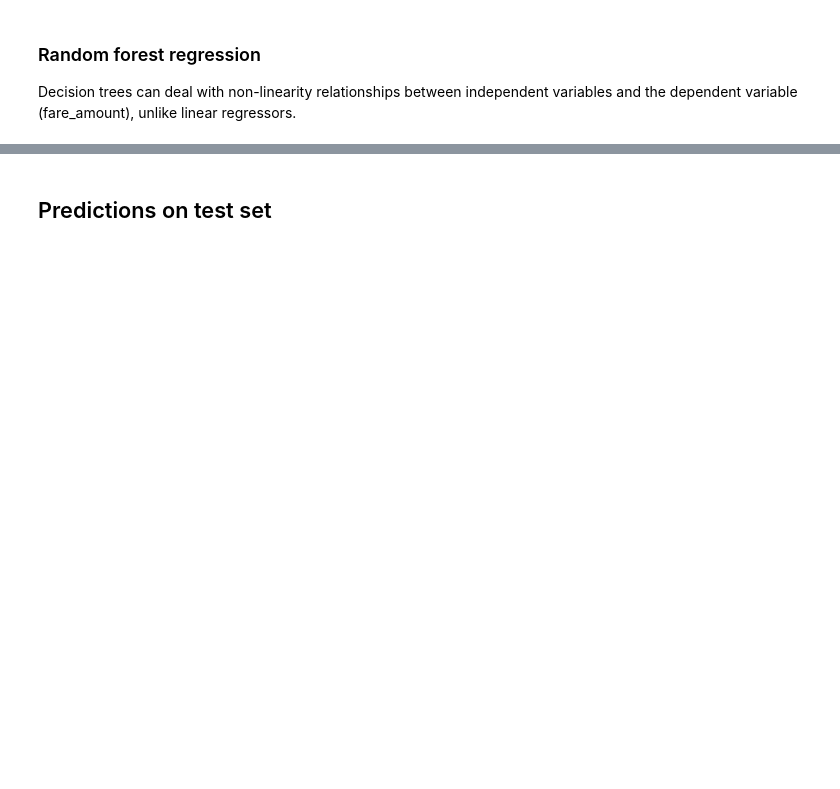
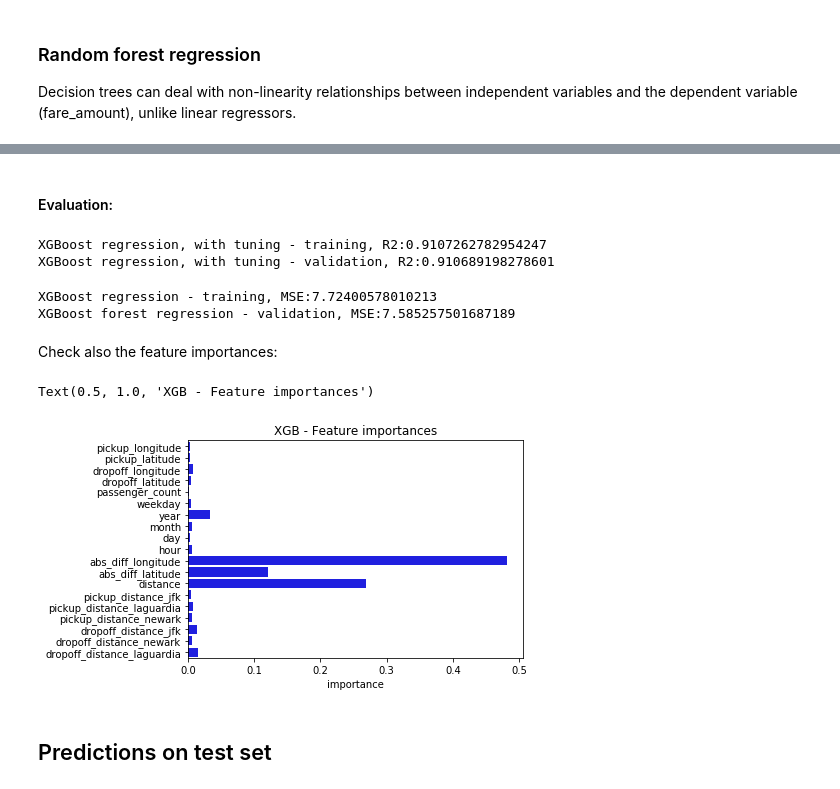
Before and after one commit to ana-rlopez/NYC_taxi_fare_prediction, a Jupyter notebook: NYTaxiFare_1_ExploratoryAnalysis_&_Preprocessing.ipynb, the cells around one changed output, grey strips where cells are left out. Saved outputs shown, nothing was run; the diff lists cells and outputs as text; code cells hidden in the pictures; blank space fills up the shorter version.

```diff
--- a/NYTaxiFare_1_ExploratoryAnalysis_&_Preprocessing.ipynb
+++ b/NYTaxiFare_1_ExploratoryAnalysis_&_Preprocessing.ipynb
@@ -478,10 +507,0 @@ params = {
-# %%
-#tuned_xgbr = xgb.XGBRegressor(max_depth=9,min_child_weight=1,learning_rate= 0.1,objective ='reg:squarederror')
-#t0_xgbrTune=time()
-#tuned_xgbr.fit(X_train_lasso, y_train_lasso.values.ravel())
-#print("XGBoost regression with tuning, training time:" + str(round(time()-t0_xgbrTune, 3)) + "s")
-#print(xgbr_grid)
-
-filename = 'XGBoostTuned_model.sav'
-#pickle.dump(tuned_xgbr, open(filename, 'wb'))
-tuned_xgbr = pickle.load(open(filename, 'rb'))
@@ -520,0 +608,4 @@ os.system('play -nq -t alsa synth {} sine {}'.format(duration, freq))
+# %%
+#loading saved model
+filename_xgbGrid = 'XGBoostGrid_model.sav'
+xgbGrid = pickle.load(open(filename_xgbGrid, 'rb'))
@@ -520,0 +634,4 @@ os.system('play -nq -t alsa synth {} sine {}'.format(duration, freq))
+# %%
+#loading saved model
+filename_xgbr = 'XGBoostTuned_model.sav'
+tuned_xgbr = pickle.load(open(filename_xgbr, 'rb'))
@@ -521,3 +643,32 @@ os.system('play -nq -t alsa synth {} sine {}'.format(duration, freq))
+# %% [markdown]
+#### Evaluation:
+# %%
+r2_val_tuned_xgbr = r2_score(y_val, y_valPred_tuned_xgbr)
+r2_train_tuned_xgbr = r2_score(y_train, y_trainPred_tuned_xgbr)
+
+print('XGBoost regression, with tuning - training, R2:' + str(r2_train_tuned_xgbr))
+print('XGBoost regression, with tuning - validation, R2:' + str(r2_val_tuned_xgbr))
+# %% [output]
+XGBoost regression, with tuning - training, R2:0.9107262782954247
+XGBoost regression, with tuning - validation, R2:0.910689198278601
+# %%
+mse_val_tuned_xgbr = mean_squared_error(y_val, y_valPred_tuned_xgbr)
+mse_train_tuned_xgbr = mean_squared_error(y_train, y_trainPred_tuned_xgbr)
+
+print('XGBoost regression - training, MSE:' + str(mse_train_tuned_xgbr))
+print('XGBoost forest regression - validation, MSE:' + str(mse_val_tuned_xgbr))
+# %% [output]
+XGBoost regression - training, MSE:7.72400578010213
+XGBoost forest regression - validation, MSE:7.585257501687189
+# %% [markdown]
+Check also the feature importances:
+# %%
+importance_xgbr = pd.DataFrame(tuned_xgbr.feature_importances_, index=X_train.columns, columns=["importance"])
+sns.barplot(x='importance', y=importance_xgbr.index, data=importance_xgbr, color='blue')\
+.set_title('XGB - Feature importances')
+# %% [output]
+Text(0.5, 1.0, 'XGB - Feature importances')
+[figure, added]
 # %% [markdown]
 ## Predictions on test set
 # %%
```
Also changed, not shown: parts of 129 cells of this notebook.
